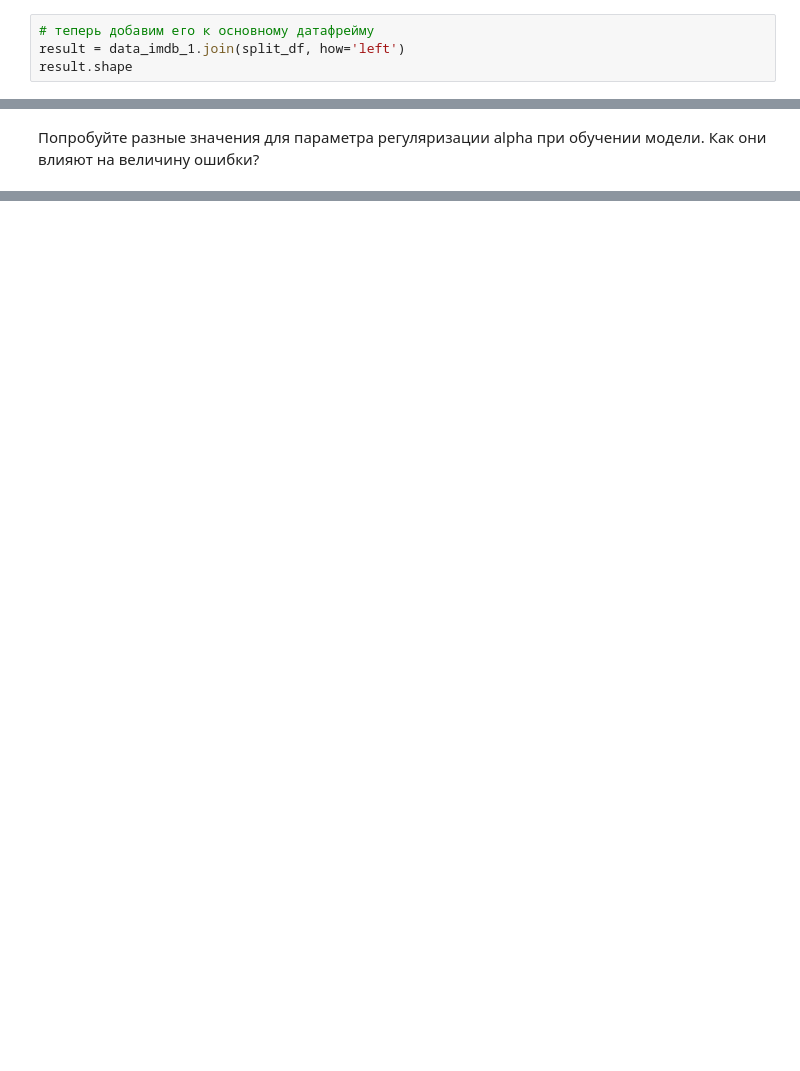
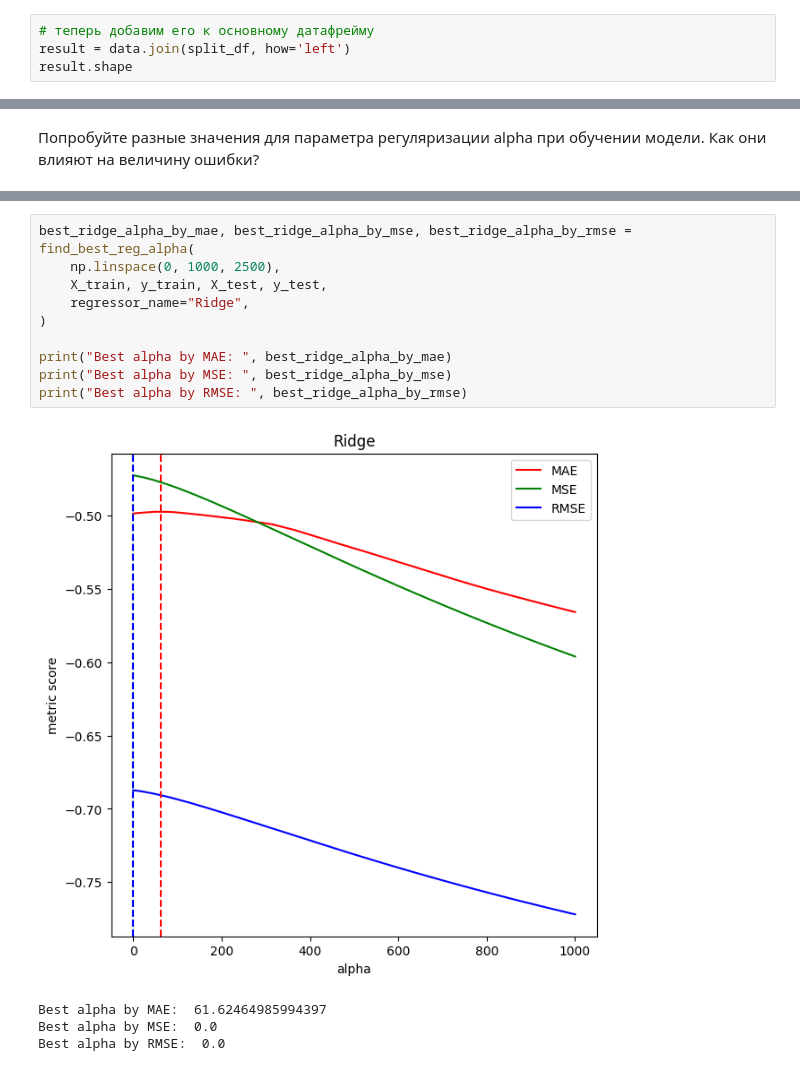
Before and after one commit to viafanasyev/ml-cl-hw2, a Jupyter notebook: Regression-Texts.ipynb, the cells around one changed output, grey strips where cells are left out. Cells and saved outputs as stored; diff of their text form; blank space fills up the shorter version.

```diff
--- a/Regression-Texts.ipynb
+++ b/Regression-Texts.ipynb
@@ -103,4 +211,4 @@ split_df
 # %%
 # теперь добавим его к основному датафрейму
-result = data_imdb_1.join(split_df, how='left')
+result = data.join(split_df, how='left')
 result.shape
@@ -171,0 +408,15 @@ mean_absolute_error(y_test, y_preds)
+# %%
+best_ridge_alpha_by_mae, best_ridge_alpha_by_mse, best_ridge_alpha_by_rmse = find_best_reg_alpha(
+    np.linspace(0, 1000, 2500),
+    X_train, y_train, X_test, y_test,
+    regressor_name="Ridge",
+)
+
+print("Best alpha by MAE: ", best_ridge_alpha_by_mae)
+print("Best alpha by MSE: ", best_ridge_alpha_by_mse)
+print("Best alpha by RMSE: ", best_ridge_alpha_by_rmse)
+# %% [output]
+[figure, added]
+Best alpha by MAE:  61.62464985994397
+Best alpha by MSE:  0.0
+Best alpha by RMSE:  0.0
```
Also changed, not shown: parts of 37 cells of this notebook.
